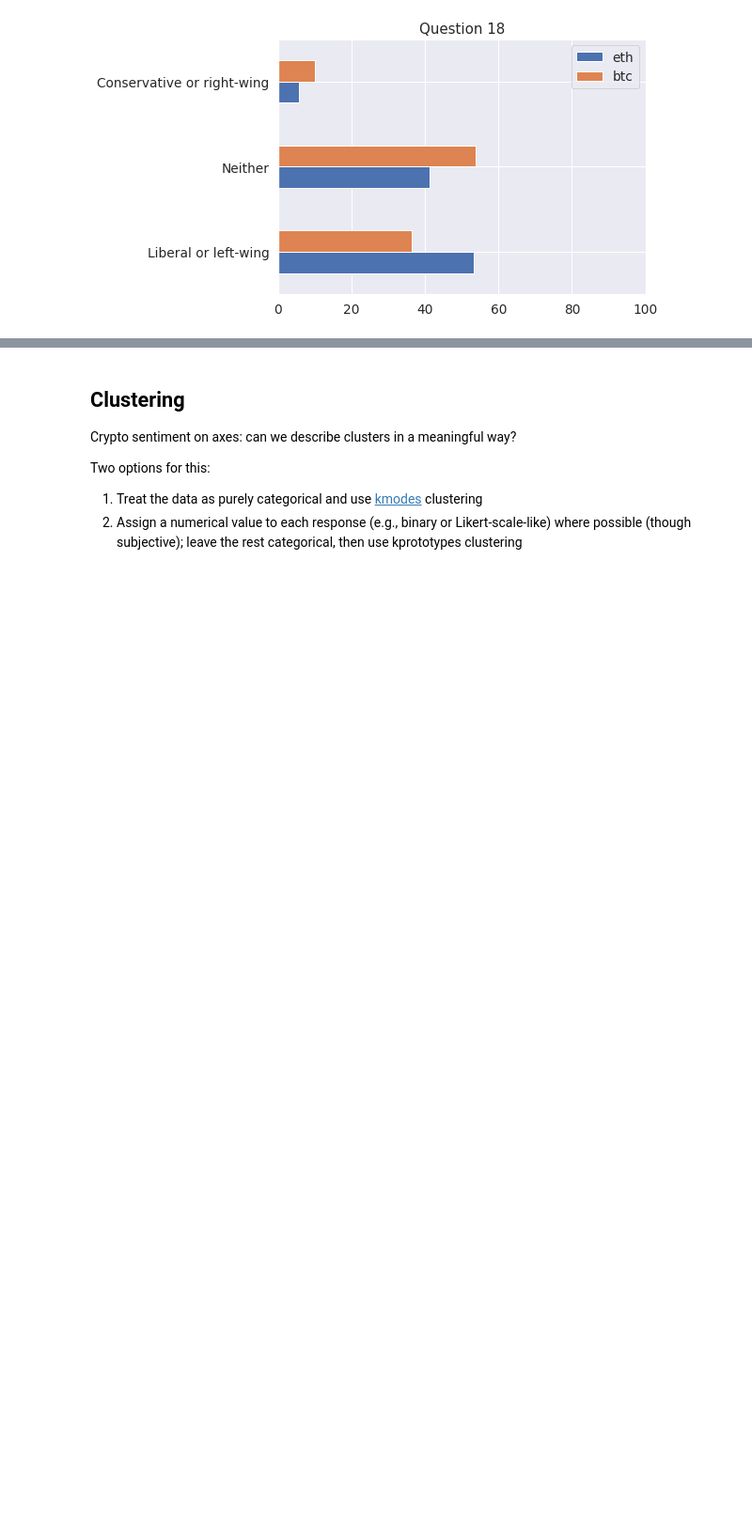
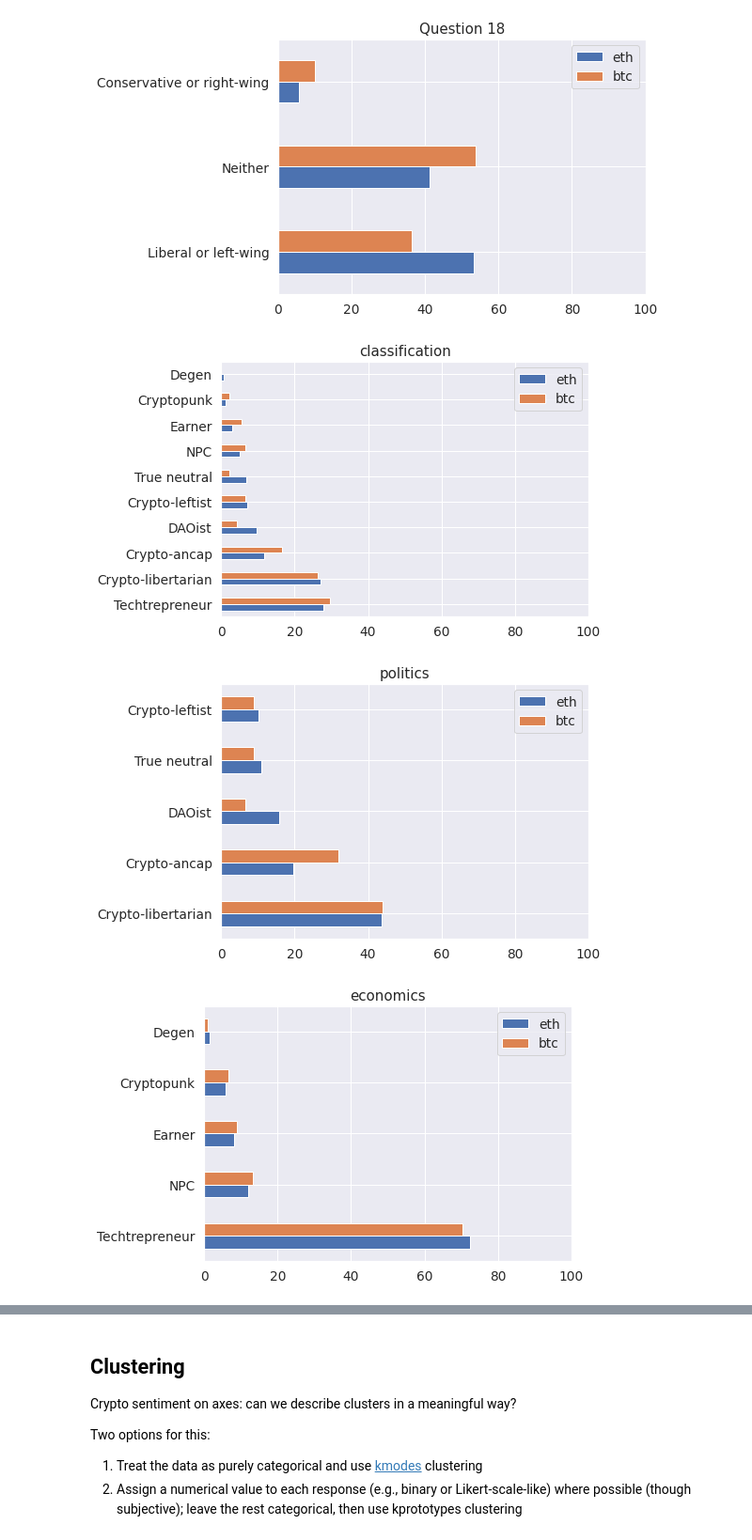
Before and after one commit to notchia/metagov, a Jupyter notebook: cryptopolitics_survey_analysis.ipynb, the cells around one changed output, grey strips where cells are left out. Shown at 94% size. Saved outputs shown, nothing was run; the diff lists cells and outputs as text; code cells hidden in the pictures; blank space fills up the shorter version.

```diff
--- a/cryptopolitics_survey_analysis.ipynb
+++ b/cryptopolitics_survey_analysis.ipynb
@@ -222,3 +272,16 @@ for val in [7, 14, 15, 18]:
 [figure]
 [figure]
 [figure]
+# %%
+# Plot differences in assigned factions
+for col in cols_results:
+    df_tmp = pd.DataFrame()
+    for ecosys, df in {'eth': df_eth, 'btc': df_btc}.items():
+        df_r = df_results[df_results.index.isin(df.index)]
+        df_tmp[ecosys] = df_r[col].value_counts(normalize=True)*100
+
+    ax = df_tmp.plot.barh(title=col, xlim=(0,100))
+# %% [output]
+[figure, added]
+[figure, added]
+[figure, added]
```
Also changed, not shown: parts of 11 cells of this notebook.
